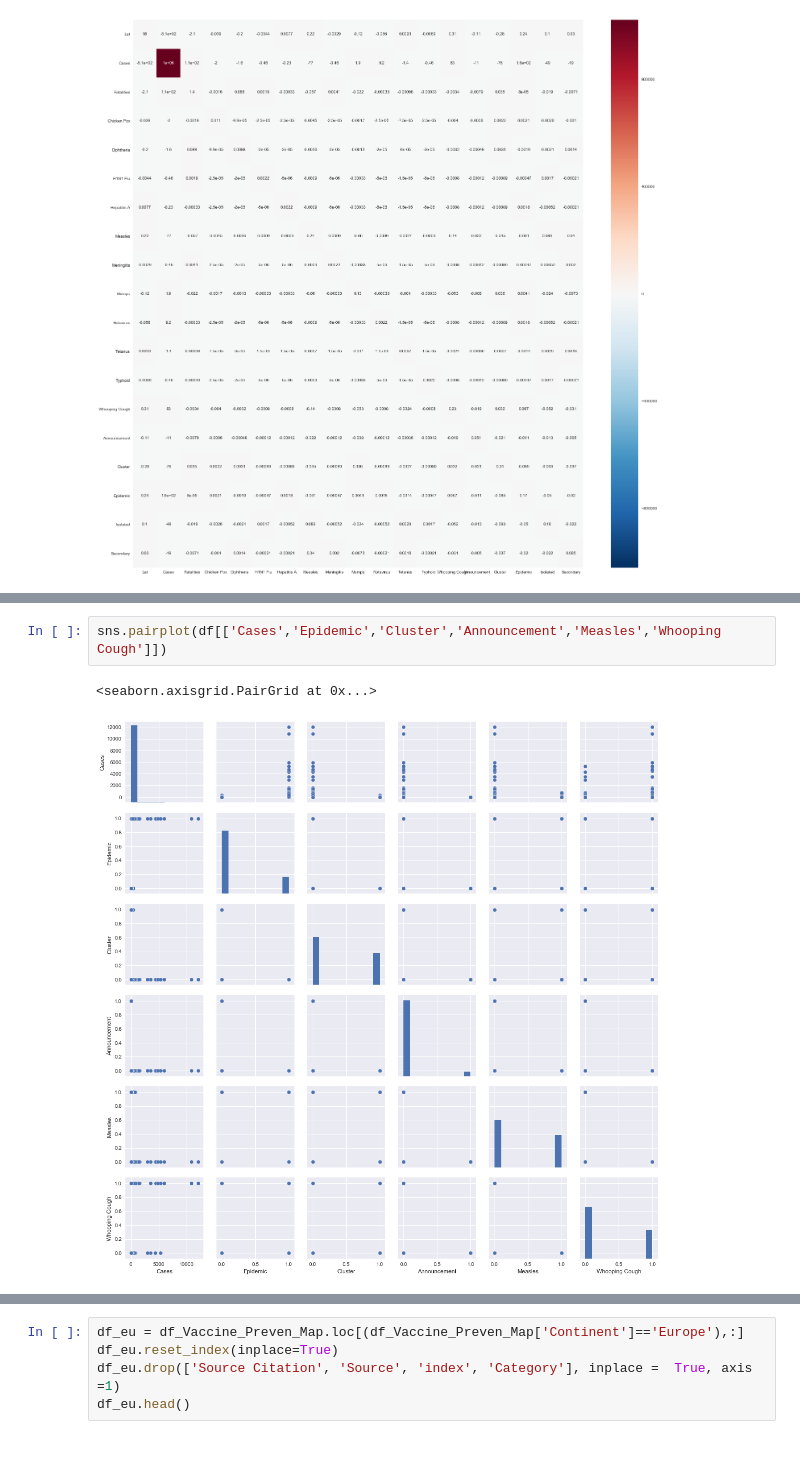
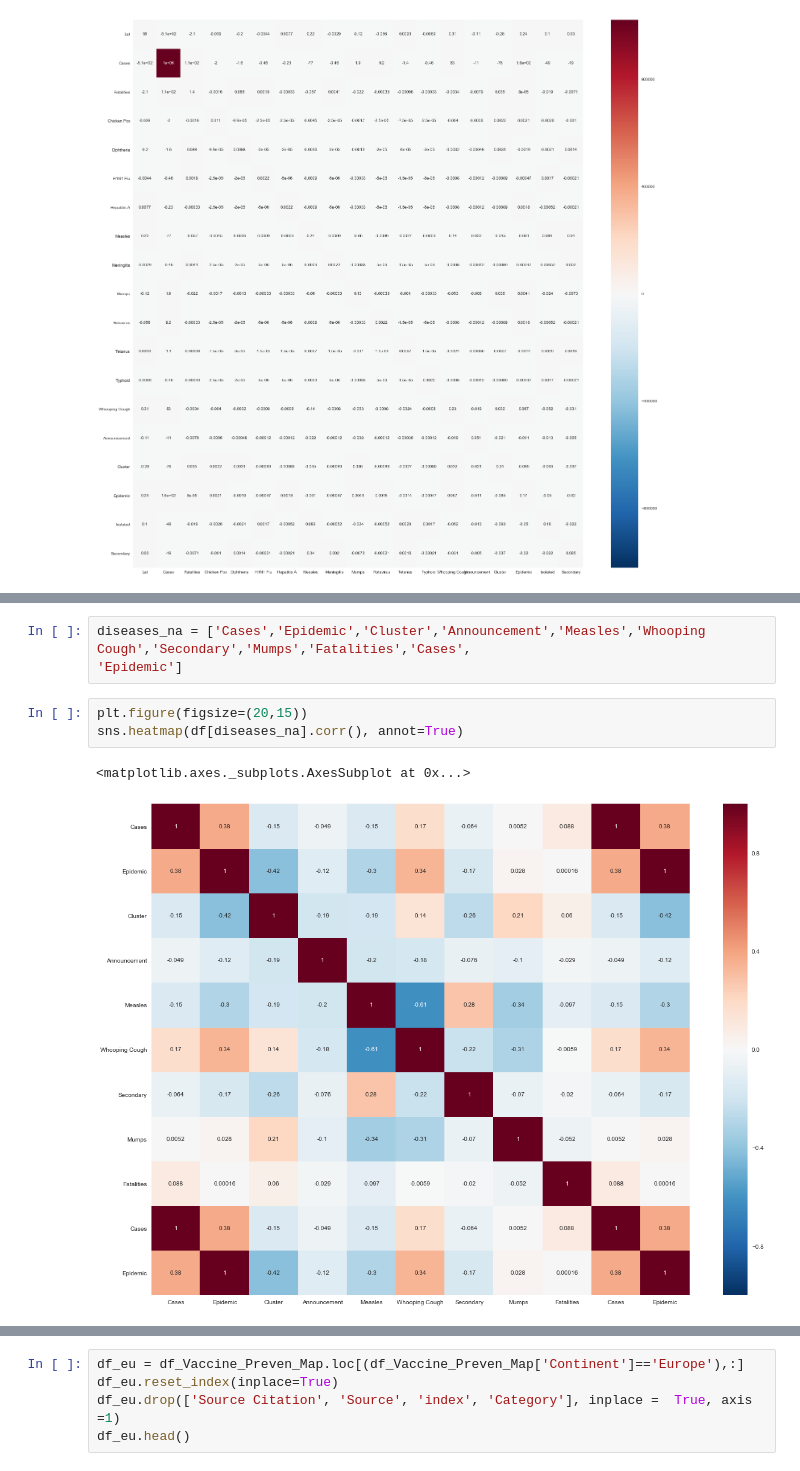
Before and after one commit to javigoncompte/Preventable_Diseases, a Jupyter notebook: Capstone EDA.ipynb, the cells around one changed output, grey strips where cells are left out. Cells and saved outputs as stored; diff of their text form.

```diff
--- a/Capstone EDA.ipynb
+++ b/Capstone EDA.ipynb
@@ -550,6 +556,10 @@ u'Announcement'
 # %%
-sns.pairplot(df[['Cases','Epidemic','Cluster','Announcement','Measles','Whooping Cough']])
+diseases_na = ['Cases','Epidemic','Cluster','Announcement','Measles','Whooping Cough','Secondary','Mumps','Fatalities','Cases',
+'Epidemic']
-# %% [output]
-<seaborn.axisgrid.PairGrid at 0x...>
-[figure, removed]
+# %%
+plt.figure(figsize=(20,15))
+sns.heatmap(df[diseases_na].corr(), annot=True)
+# %% [output]
+<matplotlib.axes._subplots.AxesSubplot at 0x...>
+[figure, added]
 # %%
```
Also changed, not shown: parts of 63 cells of this notebook, 4 other files.
